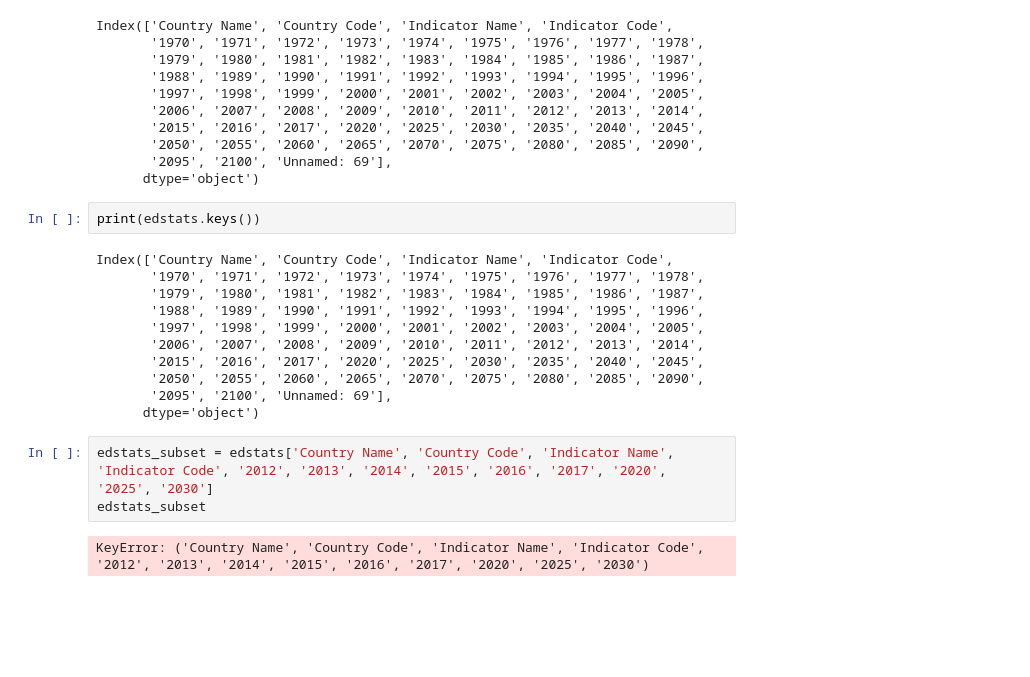
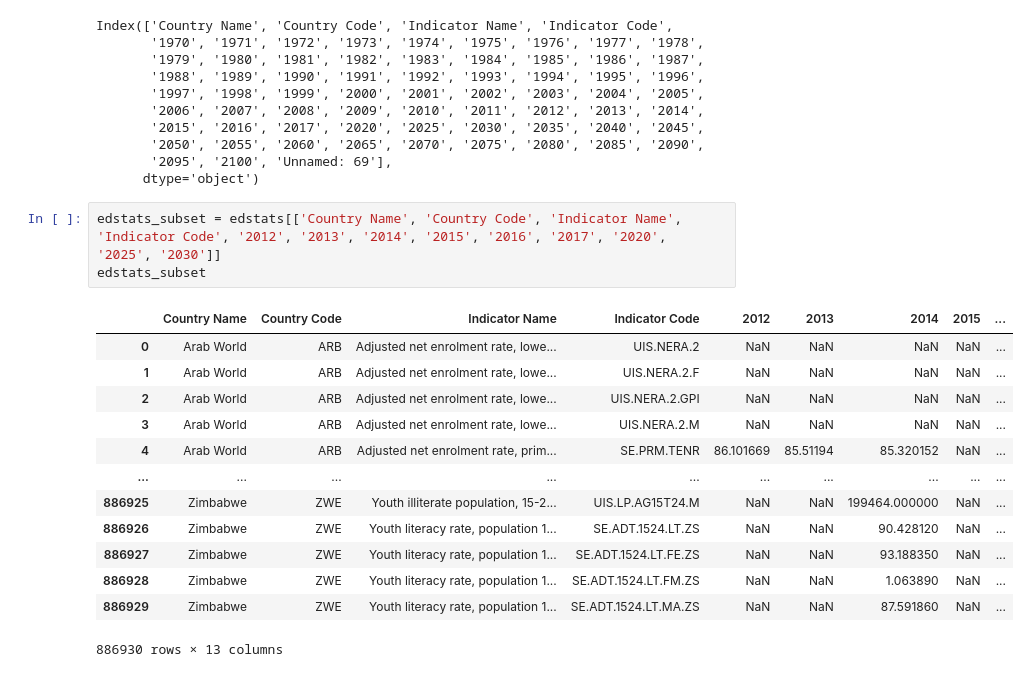
Before and after one commit to gabrielhermel/OC_DS_P2, a Jupyter notebook: Hermel_Gabriel_1_notebook_072022.ipynb, the cells around one changed output. Cells and saved outputs as stored; diff of their text form; blank space fills up the shorter version.

```diff
--- a/Hermel_Gabriel_1_notebook_072022.ipynb
+++ b/Hermel_Gabriel_1_notebook_072022.ipynb
@@ -34,21 +36,20 @@ Index(['Country Name', 'Country Code', 'Indicator Name', 'Indicator Code',
        '2050', '2055', '2060', '2065', '2070', '2075', '2080', '2085', '2090',
        '2095', '2100', 'Unnamed: 69'],
       dtype='object')
-# %%
-print(edstats.keys())
-# %% [output]
-Index(['Country Name', 'Country Code', 'Indicator Name', 'Indicator Code',
-       '1970', '1971', '1972', '1973', '1974', '1975', '1976', '1977', '1978',
-       '1979', '1980', '1981', '1982', '1983', '1984', '1985', '1986', '1987',
-       '1988', '1989', '1990', '1991', '1992', '1993', '1994', '1995', '1996',
-       '1997', '1998', '1999', '2000', '2001', '2002', '2003', '2004', '2005',
-       '2006', '2007', '2008', '2009', '2010', '2011', '2012', '2013', '2014',
-       '2015', '2016', '2017', '2020', '2025', '2030', '2035', '2040', '2045',
-       '2050', '2055', '2060', '2065', '2070', '2075', '2080', '2085', '2090',
-       '2095', '2100', 'Unnamed: 69'],
-      dtype='object')
 # %%
-edstats_subset = edstats['Country Name', 'Country Code', 'Indicator Name', 'Indicator Code', '2012', '2013', '2014', '2015', '2016', '2017', '2020', '2025', '2030']
+edstats_subset = edstats[['Country Name', 'Country Code', 'Indicator Name', 'Indicator Code', '2012', '2013', '2014', '2015', '2016', '2017', '2020', '2025', '2030']]
 edstats_subset
 # %% [output]
+|  | Country Name | Country Code | Indicator Name | Indicator Code | 2012 | 2013 | 2014 | 2015 | ... |
+| 0 | Arab World | ARB | Adjusted net enrolment rate, lowe... | UIS.NERA.2 | NaN | NaN | NaN | NaN | ... |
+| 1 | Arab World | ARB | Adjusted net enrolment rate, lowe... | UIS.NERA.2.F | NaN | NaN | NaN | NaN | ... |
+| 2 | Arab World | ARB | Adjusted net enrolment rate, lowe... | UIS.NERA.2.GPI | NaN | NaN | NaN | NaN | ... |
+| 3 | Arab World | ARB | Adjusted net enrolment rate, lowe... | UIS.NERA.2.M | NaN | NaN | NaN | NaN | ... |
+| 4 | Arab World | ARB | Adjusted net enrolment rate, prim... | SE.PRM.TENR | 86.101669 | 85.51194 | 85.320152 | NaN | ... |
+| ... | ... | ... | ... | ... | ... | ... | ... | ... | ... |
+| 886925 | Zimbabwe | ZWE | Youth illiterate population, 15-2... | UIS.LP.AG15T24.M | NaN | NaN | 199464.000000 | NaN | ... |
+| 886926 | Zimbabwe | ZWE | Youth literacy rate, population 1... | SE.ADT.1524.LT.ZS | NaN | NaN | 90.428120 | NaN | ... |
+| 886927 | Zimbabwe | ZWE | Youth literacy rate, population 1... | SE.ADT.1524.LT.FE.ZS | NaN | NaN | 93.188350 | NaN | ... |
+| 886928 | Zimbabwe | ZWE | Youth literacy rate, population 1... | SE.ADT.1524.LT.FM.ZS | NaN | NaN | 1.063890 | NaN | ... |
+| 886929 | Zimbabwe | ZWE | Youth literacy rate, population 1... | SE.ADT.1524.LT.MA.ZS | NaN | NaN | 87.591860 | NaN | ... |
-KeyError: ('Country Name', 'Country Code', 'Indicator Name', 'Indicator Code', '2012', '2013', '2014', '2015', '2016', '2017', '2020', '2025', '2030')
+886930 rows × 13 columns
```
Also changed, not shown: parts of 5 cells of this notebook, 1 other file.
